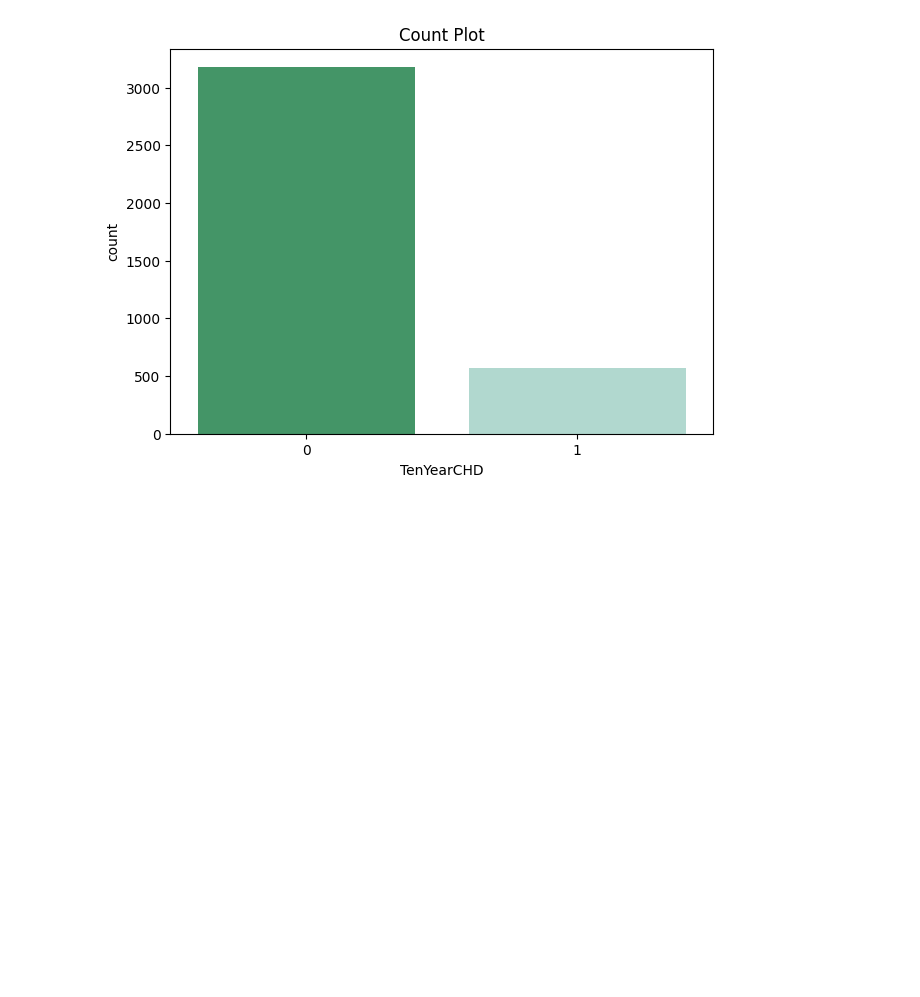
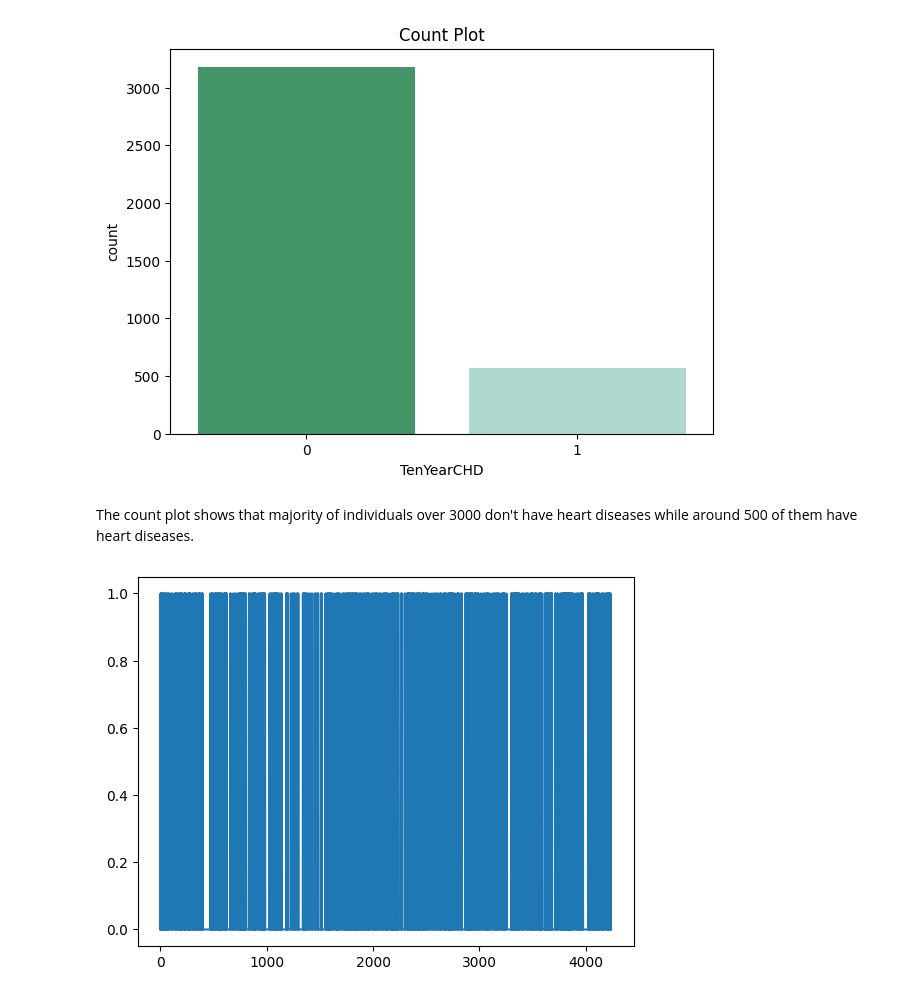
Before and after one commit to dipak1920basnet/Heart_disease_predictions, a Jupyter notebook: heart.ipynb, the cells around one changed output. Cells and saved outputs as stored; diff of their text form; code cells hidden in the pictures; blank space fills up the shorter version.

Commit message:
visualizing and saving the datapoints

```diff
--- a/heart.ipynb
+++ b/heart.ipynb
@@ -82,3 +82,11 @@ Passing `palette` without assigning `hue` is deprecated and will be removed in v
 
   sns.countplot(x="TenYearCHD", data=data, palette="BuGn_r")
 [figure]
+# %% [markdown]
+The count plot shows that majority of individuals over 3000 don't have heart diseases while around 500 of them have heart diseases.
+# %%
+latest = data["TenYearCHD"].plot()
+plt.savefig("charts/count_num")
+plt.show(latest)
+# %% [output]
+[figure, added]
```
Also changed, not shown: 2 other files.
